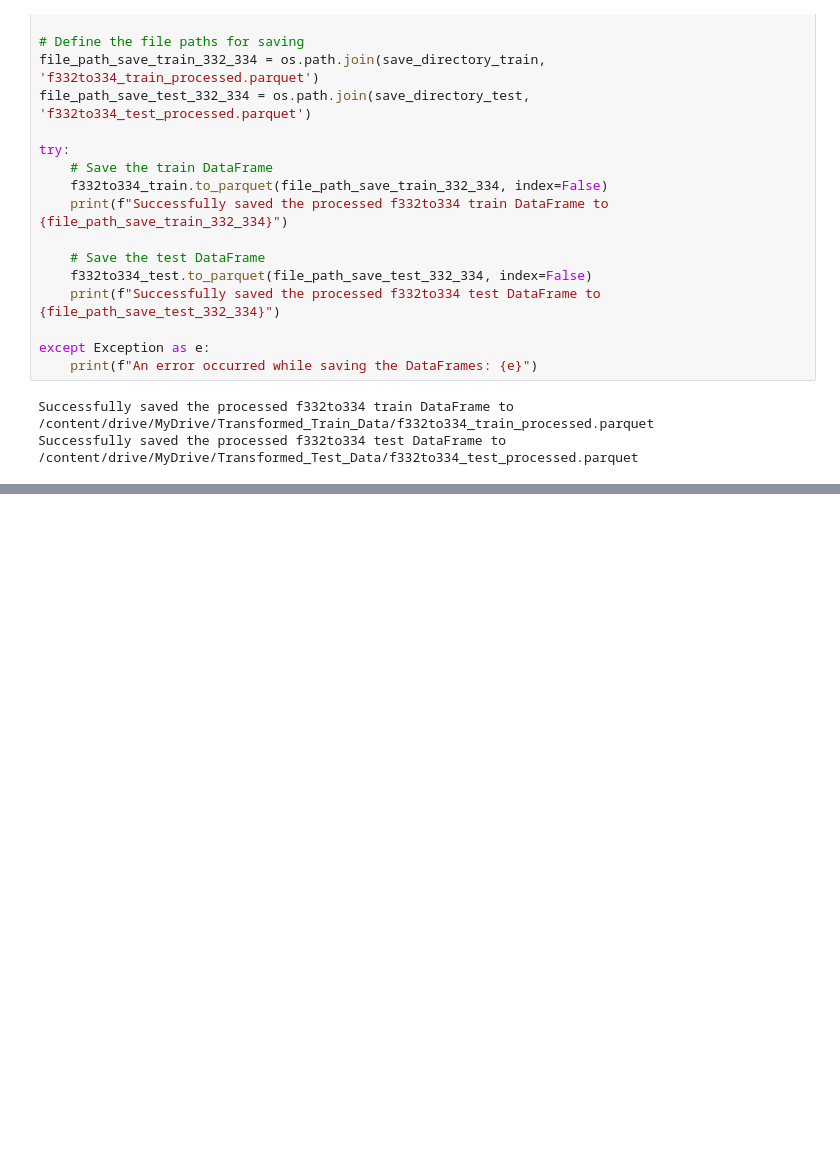
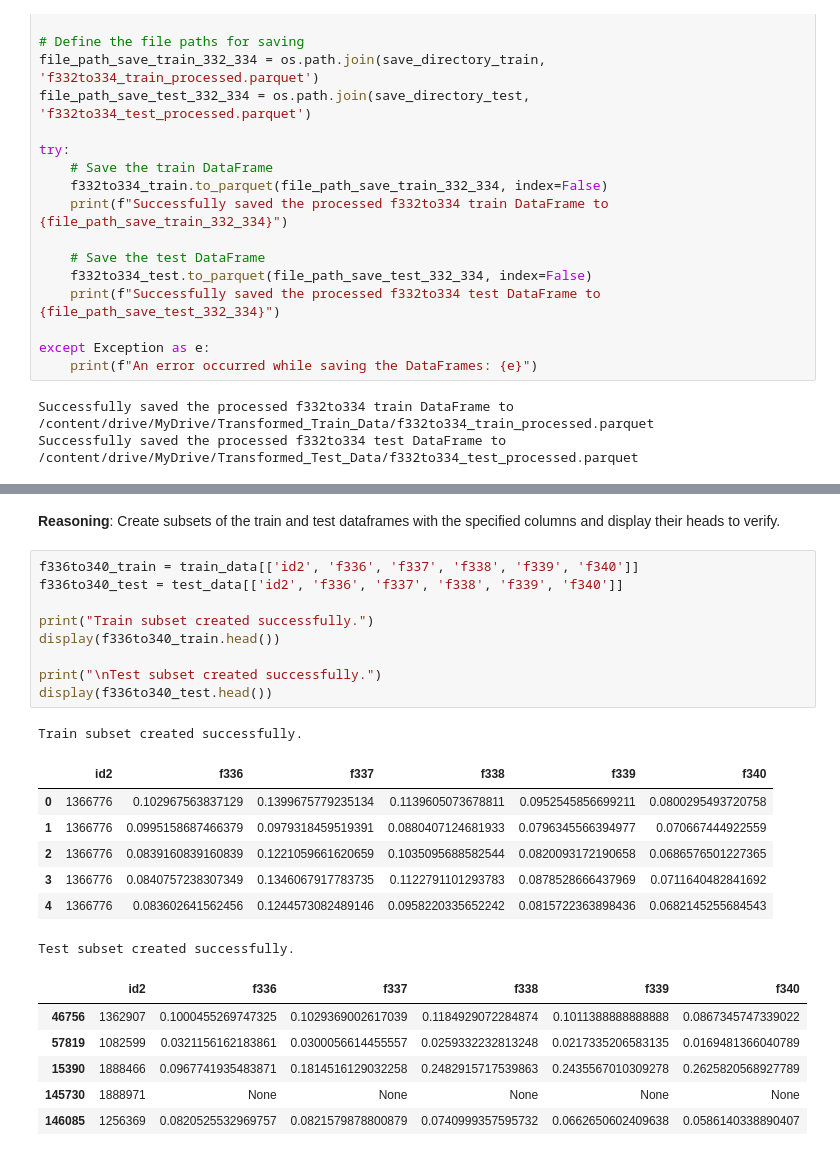
Before and after one commit to rishabh-0042/American_Express_Hackathon_25-2025, a Jupyter notebook: Feature_Engineering3.ipynb, the cells around one changed output, grey strips where cells are left out. Saved outputs shown, nothing was run; the diff lists cells and outputs as text; blank space fills up the shorter version.

```diff
--- a/Feature_Engineering3.ipynb
+++ b/Feature_Engineering3.ipynb
@@ -1173,0 +1293,27 @@ Successfully saved the processed f332to334 test DataFrame to /content/drive/MyDr
+# %% [markdown]
+**Reasoning**:
+Create subsets of the train and test dataframes with the specified columns and display their heads to verify.
+# %%
+f336to340_train = train_data[['id2', 'f336', 'f337', 'f338', 'f339', 'f340']]
+f336to340_test = test_data[['id2', 'f336', 'f337', 'f338', 'f339', 'f340']]
+
+print("Train subset created successfully.")
+display(f336to340_train.head())
+
+print("\nTest subset created successfully.")
+display(f336to340_test.head())
+# %% [output]
+Train subset created successfully.
+|  | id2 | f336 | f337 | f338 | f339 | f340 |
+| 0 | 1366776 | 0.102967563837129 | 0.1399675779235134 | 0.1139605073678811 | 0.0952545856699211 | 0.0800295493720758 |
+| 1 | 1366776 | 0.0995158687466379 | 0.0979318459519391 | 0.0880407124681933 | 0.0796345566394977 | 0.070667444922559 |
+| 2 | 1366776 | 0.0839160839160839 | 0.1221059661620659 | 0.1035095688582544 | 0.0820093172190658 | 0.0686576501227365 |
+| 3 | 1366776 | 0.0840757238307349 | 0.1346067917783735 | 0.1122791101293783 | 0.0878528666437969 | 0.0711640482841692 |
+| 4 | 1366776 | 0.083602641562456 | 0.1244573082489146 | 0.0958220335652242 | 0.0815722363898436 | 0.0682145255684543 |
+Test subset created successfully.
+|  | id2 | f336 | f337 | f338 | f339 | f340 |
+| 46756 | 1362907 | 0.1000455269747325 | 0.1029369002617039 | 0.1184929072284874 | 0.1011388888888888 | 0.0867345747339022 |
+| 57819 | 1082599 | 0.0321156162183861 | 0.0300056614455557 | 0.0259332232813248 | 0.0217335206583135 | 0.0169481366040789 |
+| 15390 | 1888466 | 0.0967741935483871 | 0.1814516129032258 | 0.2482915717539863 | 0.2435567010309278 | 0.2625820568927789 |
+| 145730 | 1888971 | None | None | None | None | None |
+| 146085 | 1256369 | 0.0820525532969757 | 0.0821579878800879 | 0.0740999357595732 | 0.0662650602409638 | 0.0586140338890407 |
```
Also changed, not shown: parts of 23 cells of this notebook.
